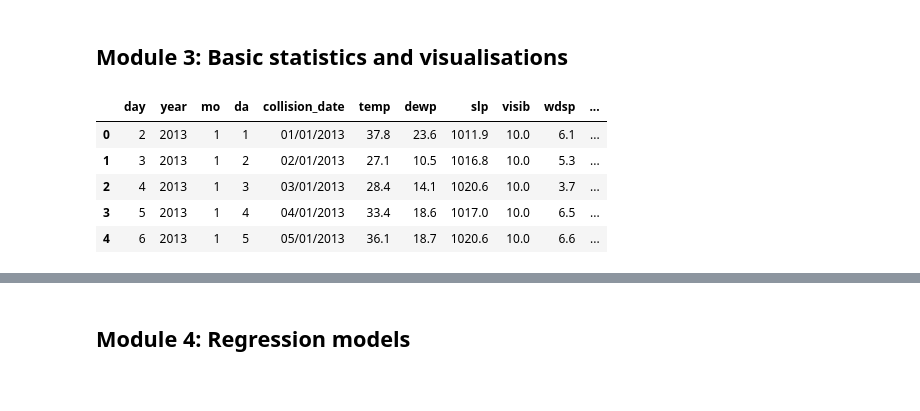
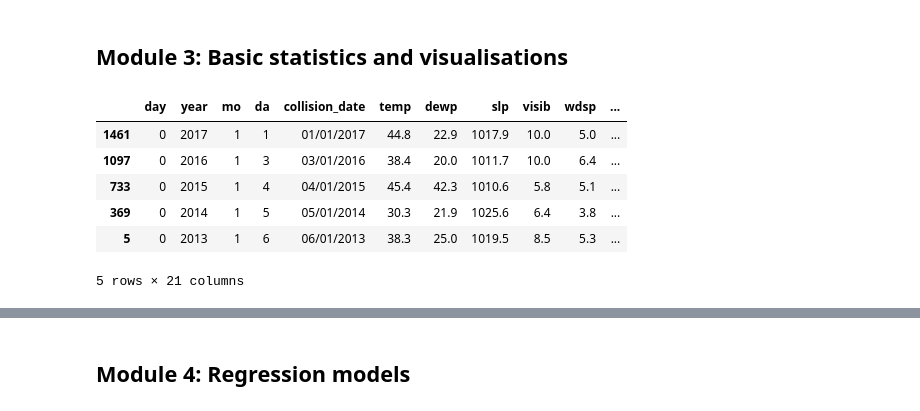
Before and after one commit to buchananwill/JupyterNotebookLBD, a Jupyter notebook: scientificProject/notebooks/Colab_notebook_template.ipynb, the cells around one changed output, grey strips where cells are left out. Drawn from its saved outputs; the diff is of its cells as text; code cells hidden in the pictures.

Commit message:
Wrapping up the periodic regression analysis by showing that the weather is irrelevant after we consider the known seasonal factors (which includes both weather and seasonal human behaviour).

```diff
--- a/scientificProject/notebooks/Colab_notebook_template.ipynb
+++ b/scientificProject/notebooks/Colab_notebook_template.ipynb
@@ -49,6 +53,12 @@ import plotly.graph_objects as go
 import plotly.express as px
 import datetime as dt
 from scipy import stats
+from IPython.display import display
+from sklearn.metrics import mean_squared_error, r2_score, mean_absolute_error
+
+MED_RES = 'median_residual'
+
+N_COLS = 'NUM_COLLISIONS'
 # %%
 #set the size of our plots as they are a little small by default.
 plt.rcParams["figure.figsize"] = (20,5)
@@ -134,12 +169,23 @@ days_titles = ['Sun', 'Mon', 'Tue', 'Wed', 'Thu', 'Fri', 'Sat' ]
 # %% [output]
 Mounted at /content/gdrive
 # %%
-# get our collated taxi trip and weather data from google drive
+# get our collated taxi trip and weather data from google drive (or in my case my local storage)
 df = pd.read_csv('D:\\Coding\\JupyterNotebookLBD\\scientificProject\\data\\LBD_New_York_collisions_and_weather_data (1).csv')
+# Replace null data values with
 df.replace({9999.9: np.nan, 999.9: np.nan, 99.99: np.nan}, inplace=True)
+
+# Dropping records missing 'mxpsd' as that shows a weak correlation but has missing data in some rows.
+display(df.describe())
+df = df.dropna(axis=0, subset=['mxpsd'])
+
+# Re-order the day_nums so the correlation is stronger
 df['day'] = (df['day'] + 1) % 7
-df.loc[df['day'] < 2, 'day'] = 1 - df['day']
+df.loc[df['day'] < 2, 'day'] = 1 - df['day'] # Swap Saturday and Sunday because the linear experience of time is arbitrary.
 
+# Group by 'year' and calculate the median of 'NUM_COLLISIONS', then subtract it. This allows us to effectively eliminate the correlation to year, controlling for the unknown number of total journeys which is likely to be the causative externality.
+df[MED_RES] = df[N_COLS] - df.groupby('year')[N_COLS].transform('median')
+
+display(df.describe())
 
 df[ZICD] = df.apply(lambda row: convert_date_to_zero_indexed_cycle_day_grouped_by_day_of_week(row['year'], row['mo'], row['da'], row['day']), axis=1)
 df[ZICD_YEAR_DAY] = df.apply(lambda row: convert_date_to_zero_indexed_cycle_day_grouped_by_day_of_year(row['year'], row['mo'], row['da'], row['day']), axis=1)
@@ -155,15 +221,17 @@ df.head()
 # %% [markdown]
 ## Module 3: Basic statistics and visualisations
 # %%
-df = df.sort_values(["year", "mo", "da"], ascending = (True, True, True)) # order the data by year, month, day in ascending order.
+# df = df.sort_values(["year", "mo", "da"], ascending = (True, True, True)) # order the data by year, month, day in ascending order.
+df = df.sort_values([ZICD], ascending=(True)) # order by ZICD
 df.head() # check the data again by viewing the first 5 rows
 # %% [output]
 |  | day | year | mo | da | collision_date | temp | dewp | slp | visib | wdsp | ... |
-| 0 | 2 | 2013 | 1 | 1 | 01/01/2013 | 37.8 | 23.6 | 1011.9 | 10.0 | 6.1 | ... |
-| 1 | 3 | 2013 | 1 | 2 | 02/01/2013 | 27.1 | 10.5 | 1016.8 | 10.0 | 5.3 | ... |
-| 2 | 4 | 2013 | 1 | 3 | 03/01/2013 | 28.4 | 14.1 | 1020.6 | 10.0 | 3.7 | ... |
-| 3 | 5 | 2013 | 1 | 4 | 04/01/2013 | 33.4 | 18.6 | 1017.0 | 10.0 | 6.5 | ... |
-| 4 | 6 | 2013 | 1 | 5 | 05/01/2013 | 36.1 | 18.7 | 1020.6 | 10.0 | 6.6 | ... |
+| 1461 | 0 | 2017 | 1 | 1 | 01/01/2017 | 44.8 | 22.9 | 1017.9 | 10.0 | 5.0 | ... |
+| 1097 | 0 | 2016 | 1 | 3 | 03/01/2016 | 38.4 | 20.0 | 1011.7 | 10.0 | 6.4 | ... |
+| 733 | 0 | 2015 | 1 | 4 | 04/01/2015 | 45.4 | 42.3 | 1010.6 | 5.8 | 5.1 | ... |
+| 369 | 0 | 2014 | 1 | 5 | 05/01/2014 | 30.3 | 21.9 | 1025.6 | 6.4 | 3.8 | ... |
+| 5 | 0 | 2013 | 1 | 6 | 06/01/2013 | 38.3 | 25.0 | 1019.5 | 8.5 | 5.3 | ... |
+5 rows × 21 columns
 # %%
 df.describe()
 # %% [output]
```
Also changed, not shown: parts of 14 cells of this notebook.
